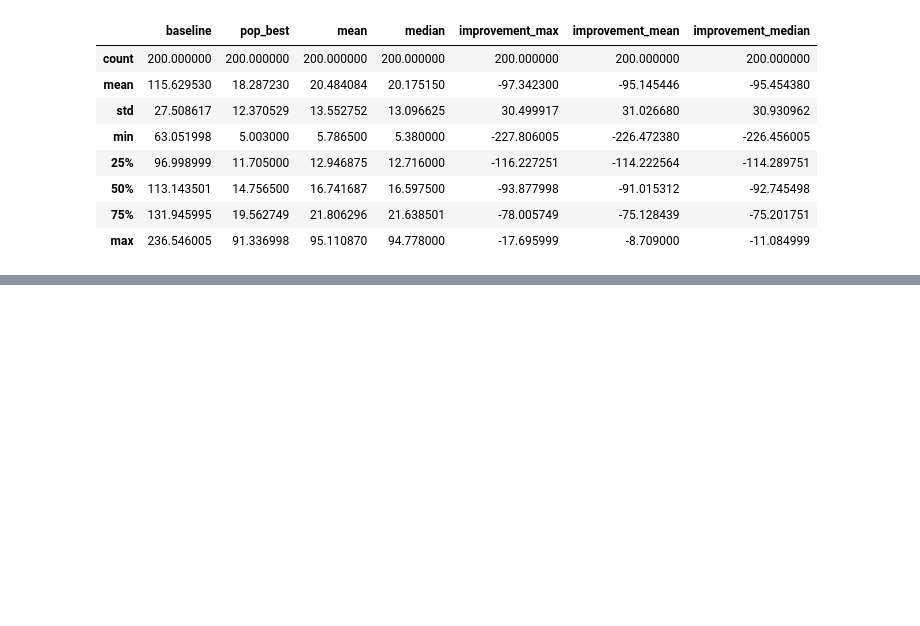
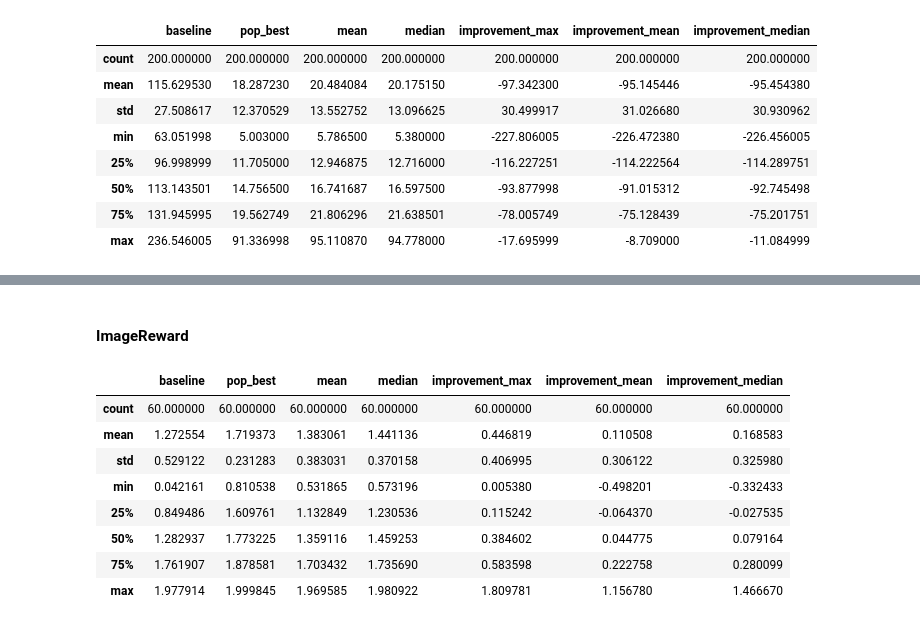
Before and after one commit to pjjajal/diffusion-trajectory, a Jupyter notebook: analysis.ipynb, the cells around one changed output, grey strips where cells are left out. Saved outputs shown, nothing was run; the diff lists cells and outputs as text; code cells hidden in the pictures; blank space fills up the shorter version.

```diff
--- a/analysis.ipynb
+++ b/analysis.ipynb
@@ -645,0 +682,15 @@ compute_deltas(data, up_to_step=15, max_or_min="min").describe()
+# %% [markdown]
+#### ImageReward
+# %%
+data = get_wandb_logs(api, "pjajal/inference-diffusion-noise-optim/ddwgfeu6")
+compute_deltas(data, up_to_step=15, max_or_min="max").describe()
+# %% [output]
+|  | baseline | pop_best | mean | median | improvement_max | improvement_mean | improvement_median |
+| count | 60.000000 | 60.000000 | 60.000000 | 60.000000 | 60.000000 | 60.000000 | 60.000000 |
+| mean | 1.272554 | 1.719373 | 1.383061 | 1.441136 | 0.446819 | 0.110508 | 0.168583 |
+| std | 0.529122 | 0.231283 | 0.383031 | 0.370158 | 0.406995 | 0.306122 | 0.325980 |
+| min | 0.042161 | 0.810538 | 0.531865 | 0.573196 | 0.005380 | -0.498201 | -0.332433 |
+| 25% | 0.849486 | 1.609761 | 1.132849 | 1.230536 | 0.115242 | -0.064370 | -0.027535 |
+| 50% | 1.282937 | 1.773225 | 1.359116 | 1.459253 | 0.384602 | 0.044775 | 0.079164 |
+| 75% | 1.761907 | 1.878581 | 1.703432 | 1.735690 | 0.583598 | 0.222758 | 0.280099 |
+| max | 1.977914 | 1.999845 | 1.969585 | 1.980922 | 1.809781 | 1.156780 | 1.466670 |
```
Also changed, not shown: parts of 43 cells of this notebook.
